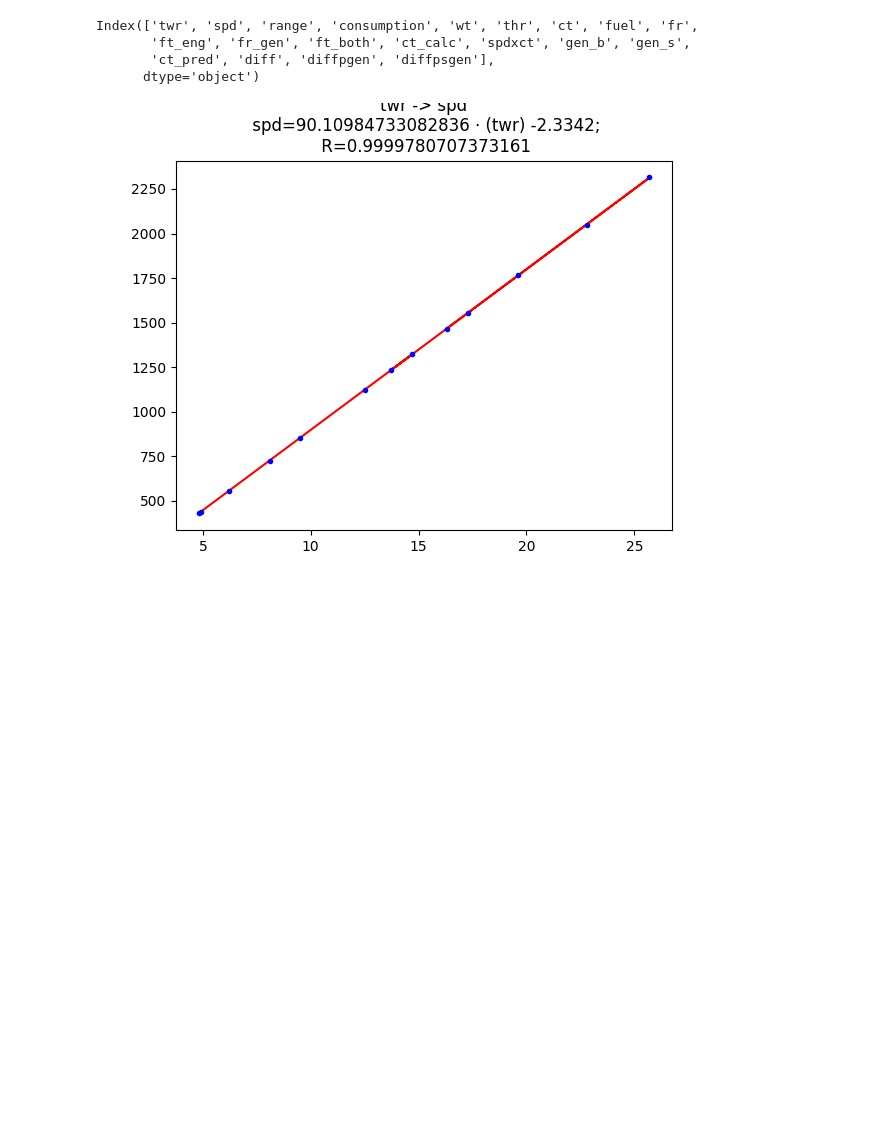
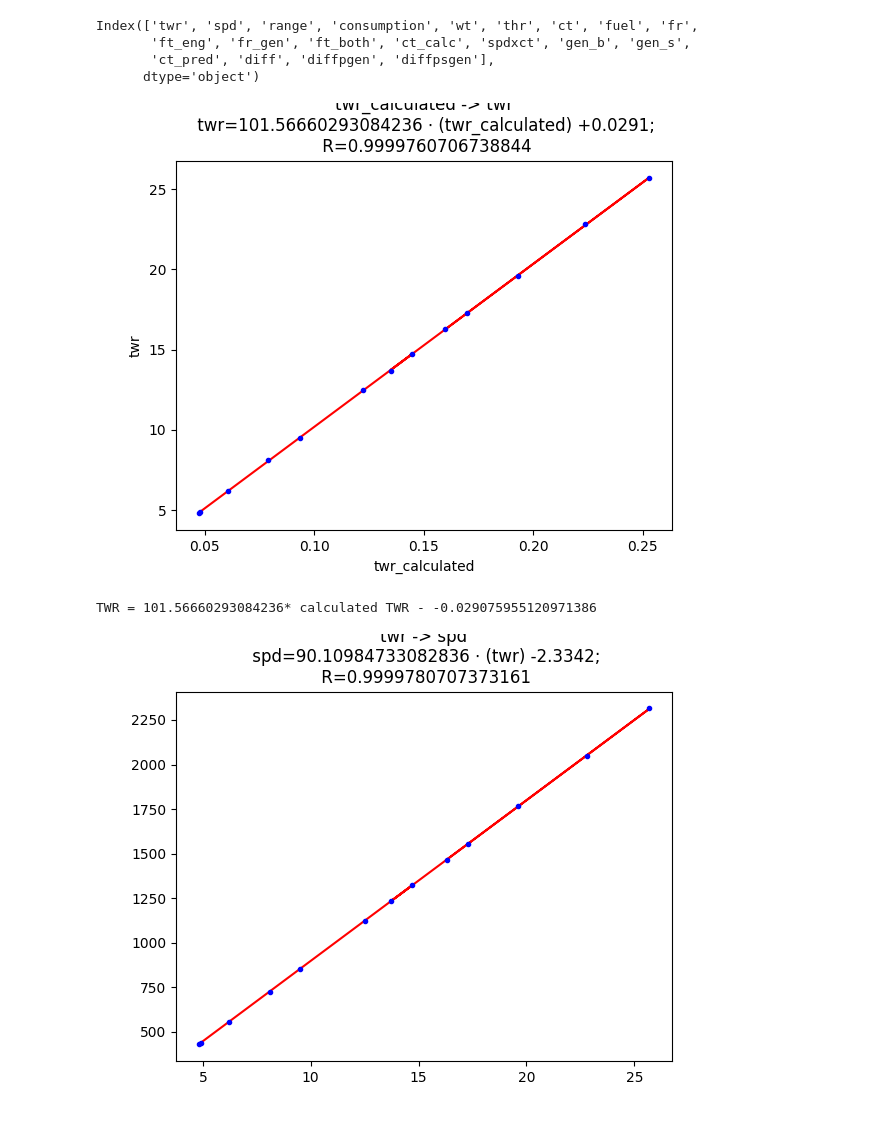
Before and after one commit to jodavaho/hf-study, a Jupyter notebook: Regression.ipynb, the cells around one changed output. Saved outputs shown, nothing was run; the diff lists cells and outputs as text; code cells hidden in the pictures; blank space fills up the shorter version.

```diff
--- a/Regression.ipynb
+++ b/Regression.ipynb
@@ -49,6 +49,8 @@ def trendline(df,x,y):
     plt.figure()
     lr = LinearRegression()
     Y=lr.fit(x,y).predict(x)
+    plt.xlabel(xn)
+    plt.ylabel(yn)
     plt.plot(x,Y,'r-')
     plt.plot(x,y,'b.')
     plt.title("{} -> {}\n {}={} \u22c5 ({}) {:+.4f};\n R={}".format(xn,yn, yn, lr.coef_[0][0],xn, lr.intercept_[0], lr.score(x,y)))
@@ -61,6 +63,19 @@ def qfit(x,y) :
     lr = LinearRegression()
     Y=lr.fit(x,y).predict(x)
     return lr.score(x,y)
+# %%
+# Funny  enough, in-game twr isn't easy to solve using unit analysis,
+# so let's brute force it with regression
+x_dat = data['twr'].values
+data['twr_calculated'] = data['thr'] / data['wt']
+m, b, r = trendline(data,'twr_calculated','twr')
+print(f"TWR = {m[0][0]}* calculated TWR - {-b[0]}")
+
+TWR_TWRC_C = m[0][0]
+TWR_TWRC_B = b[0]
+# %% [output]
+[figure, added]
+TWR = 101.56660293084236* calculated TWR - -0.029075955120971386
 # %%
 #TWR->SPD
 x_dat = data["twr"].values
```
